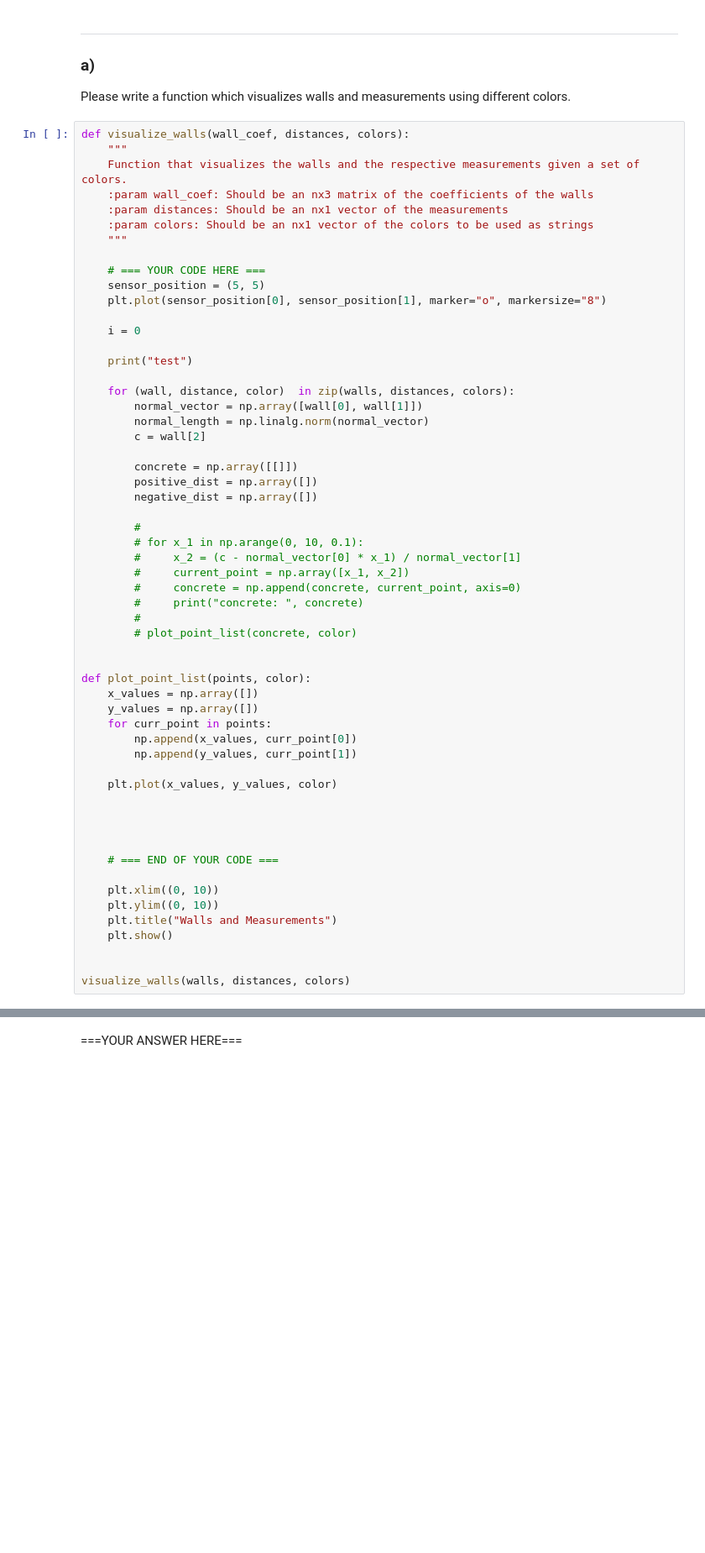
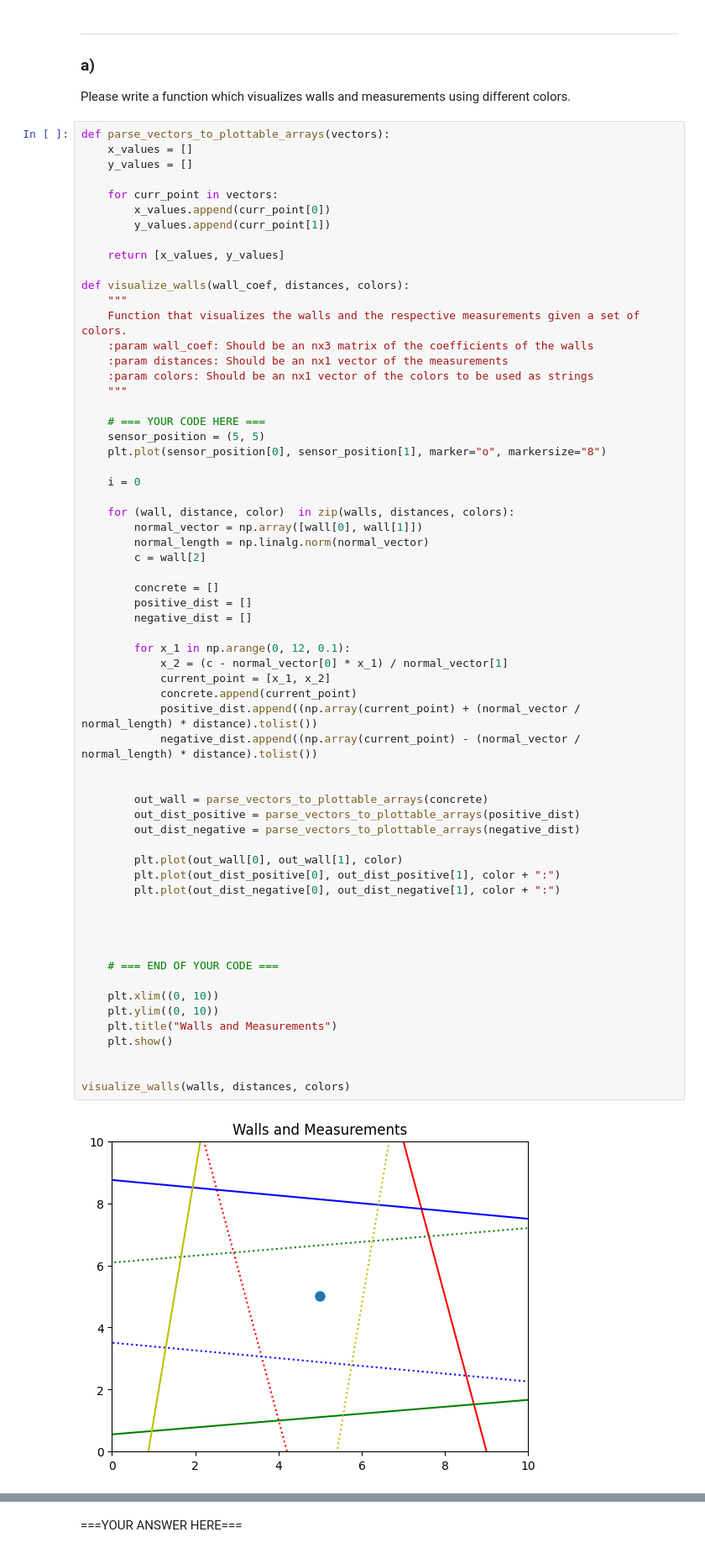
Before and after one commit to derMacon/ss23_sensor-data-fusion, a Jupyter notebook: jupyter-notebooks/problems/ex01_problems.ipynb, the cells around one changed output, grey strips where cells are left out. Shown at 84% size. Drawn from its saved outputs; the diff is of its cells as text; blank space fills up the shorter version.

Commit message:
visualization of walls with distance works

```diff
--- a/jupyter-notebooks/problems/ex01_problems.ipynb
+++ b/jupyter-notebooks/problems/ex01_problems.ipynb
@@ -68,6 +68,16 @@ distances = np.array(distances)
 ### a)
 Please write a function which visualizes walls and measurements using different colors.
 # %%
+def parse_vectors_to_plottable_arrays(vectors):
+    x_values = []
+    y_values = []
+
+    for curr_point in vectors:
+        x_values.append(curr_point[0])
+        y_values.append(curr_point[1])
+
+    return [x_values, y_values]
+
 def visualize_walls(wall_coef, distances, colors):
     """
     Function that visualizes the walls and the respective measurements given a set of colors.
@@ -77,53 +87,50 @@ def visualize_walls(wall_coef, distances, colors):
     """
 
     # === YOUR CODE HERE ===
     sensor_position = (5, 5)
     plt.plot(sensor_position[0], sensor_position[1], marker="o", markersize="8")
 
     i = 0
 
-    print("test")
-
     for (wall, distance, color)  in zip(walls, distances, colors):
         normal_vector = np.array([wall[0], wall[1]])
         normal_length = np.linalg.norm(normal_vector)
         c = wall[2]
 
-        concrete = np.array([[]])
-        positive_dist = np.array([])
-        negative_dist = np.array([])
+        concrete = []
+        positive_dist = []
+        negative_dist = []
 
-        #
-        # for x_1 in np.arange(0, 10, 0.1):
-        #     x_2 = (c - normal_vector[0] * x_1) / normal_vector[1]
-        #     current_point = np.array([x_1, x_2])
-        #     concrete = np.append(concrete, current_point, axis=0)
-        #     print("concrete: ", concrete)
-        #
-        # plot_point_list(concrete, color)
+        for x_1 in np.arange(0, 12, 0.1):
+            x_2 = (c - normal_vector[0] * x_1) / normal_vector[1]
+            current_point = [x_1, x_2]
+            concrete.append(current_point)
+            positive_dist.append((np.array(current_point) + (normal_vector / normal_length) * distance).tolist())
+            negative_dist.append((np.array(current_point) - (normal_vector / normal_length) * distance).tolist())
 
 
-def plot_point_list(points, color):
-    x_values = np.array([])
-    y_values = np.array([])
-    for curr_point in points:
-        np.append(x_values, curr_point[0])
-        np.append(y_values, curr_point[1])
+        out_wall = parse_vectors_to_plottable_arrays(concrete)
+        out_dist_positive = parse_vectors_to_plottable_arrays(positive_dist)
+        out_dist_negative = parse_vectors_to_plottable_arrays(negative_dist)
 
-    plt.plot(x_values, y_values, color)
+        plt.plot(out_wall[0], out_wall[1], color)
+        plt.plot(out_dist_positive[0], out_dist_positive[1], color + ":")
+        plt.plot(out_dist_negative[0], out_dist_negative[1], color + ":")
 
 
 
 
     # === END OF YOUR CODE ===
 
     plt.xlim((0, 10))
     plt.ylim((0, 10))
     plt.title("Walls and Measurements")
     plt.show()
 
 
 visualize_walls(walls, distances, colors)
+# %% [output]
+[figure, added]
 # %% [markdown]
 ---
 ### b)
```
